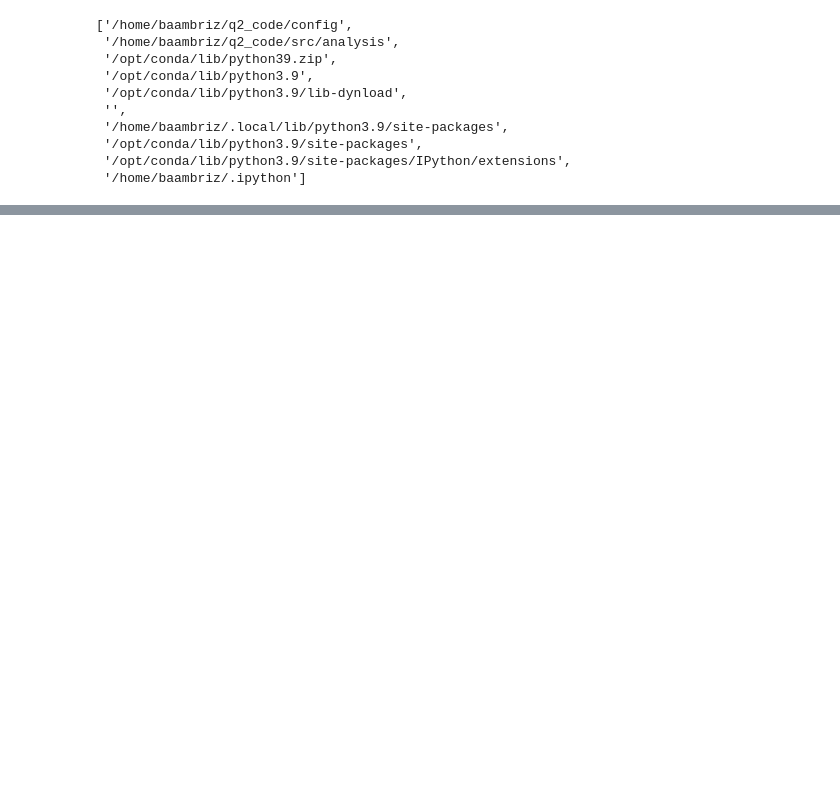
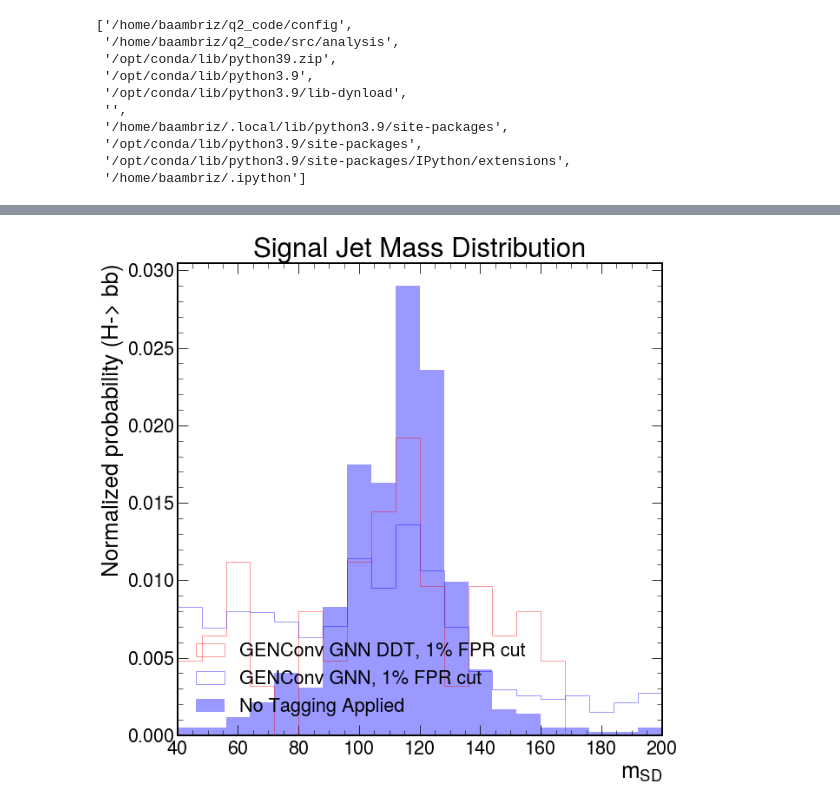
Before and after one commit to Bryan-Az/DSC-Capstone-Result-Replication, a Jupyter notebook: src/analysis/evaluation.ipynb, the cells around one changed output, grey strips where cells are left out. Cells and saved outputs as stored; diff of their text form; code cells hidden in the pictures; blank space fills up the shorter version.

```diff
--- a/src/analysis/evaluation.ipynb
+++ b/src/analysis/evaluation.ipynb
@@ -202,36 +221,21 @@ for t in tqdm(test_generator, total=len(test_generator)):
 # %%
 plt.figure()
 for wp in [0.01]:
+    idx, val = find_nearest(fpr_gnn, wp)
     plt.hist(spec_array_test[:,0], bins=np.linspace(40, 200, 21),
-             weights= label_array_test[:, 0] * (predict_array_adv[:,0] > threshold_adv[idx_adv]),
-             alpha=0.4, density=True, color = 'red',label='Adversarial Network DDT, {}% FPR cut'.format(int(wp*100)),histtype='step')
+             weights=label_test_gnn_ddt,
+             alpha=0.4, density=True, color='red', label='GENConv GNN DDT, {}% FPR cut'.format(int(wp*100)),histtype='step')
     plt.hist(spec_array_test[:,0], bins=np.linspace(40, 200, 21),
-             weights=predict_array_adv[:,1],
-             alpha=0.4, density=True, color = 'blue',label='Adversarial Network, {}% FPR cut'.format(int(wp*100)), histtype='step')
-    plt.hist(spec_array_test[:,0], bins=np.linspace(40, 200, 21),
-             weights=label_array_test[:,0],
-             alpha=0.4, density=True, color = 'blue', label='No Tagging Applied'.format(int(wp*100)))
-    plt.title("Background Jet Mass Distribution")
-plt.legend(loc='lower left')
-plt.xlabel(r'$m_{SD}$')
-plt.ylabel(r'Normalized probability (QCD)')
-plt.xlim(40, 200)
-
-plt.figure()
-for wp in [0.01]:
-    idx, val = find_nearest(fpr_adv, wp)
-    plt.hist(spec_array_test[:,0], bins=np.linspace(40, 200, 21),
-             weights=label_array_test_adv_ddt,
-             alpha=0.4, density=True, color='red', label='Adversarial Network DDT, {}% FPR cut'.format(int(wp*100)),histtype='step')
-    plt.hist(spec_array_test[:,0], bins=np.linspace(40, 200, 21),
-             weights=predict_array_adv[:,0],
-             alpha=0.4, density=True, color = 'blue',label='Adversarial Network, {}% FPR cut'.format(int(wp*100)), histtype='step')
+             weights=graph_predictions['qcd_sig'],
+             alpha=0.4, density=True, color = 'blue',label='GENConv GNN, {}% FPR cut'.format(int(wp*100)), histtype='step')
     plt.hist(spec_array_test[:,0], bins=np.linspace(40, 200, 21),
              weights=label_array_test[:,1],
              alpha=0.4, density=True, color = 'blue', label='No Tagging Applied'.format(int(wp*100)))
     plt.title("Signal Jet Mass Distribution")
 plt.legend(loc='lower left')
 plt.xlabel(r'$m_{SD}$')
 plt.ylabel(r'Normalized probability (H-> bb)')
 plt.xlim(40, 200)
 plt.show()
+# %% [output]
+[figure, added]
```
Also changed, not shown: parts of 14 cells of this notebook, 3 other files.
